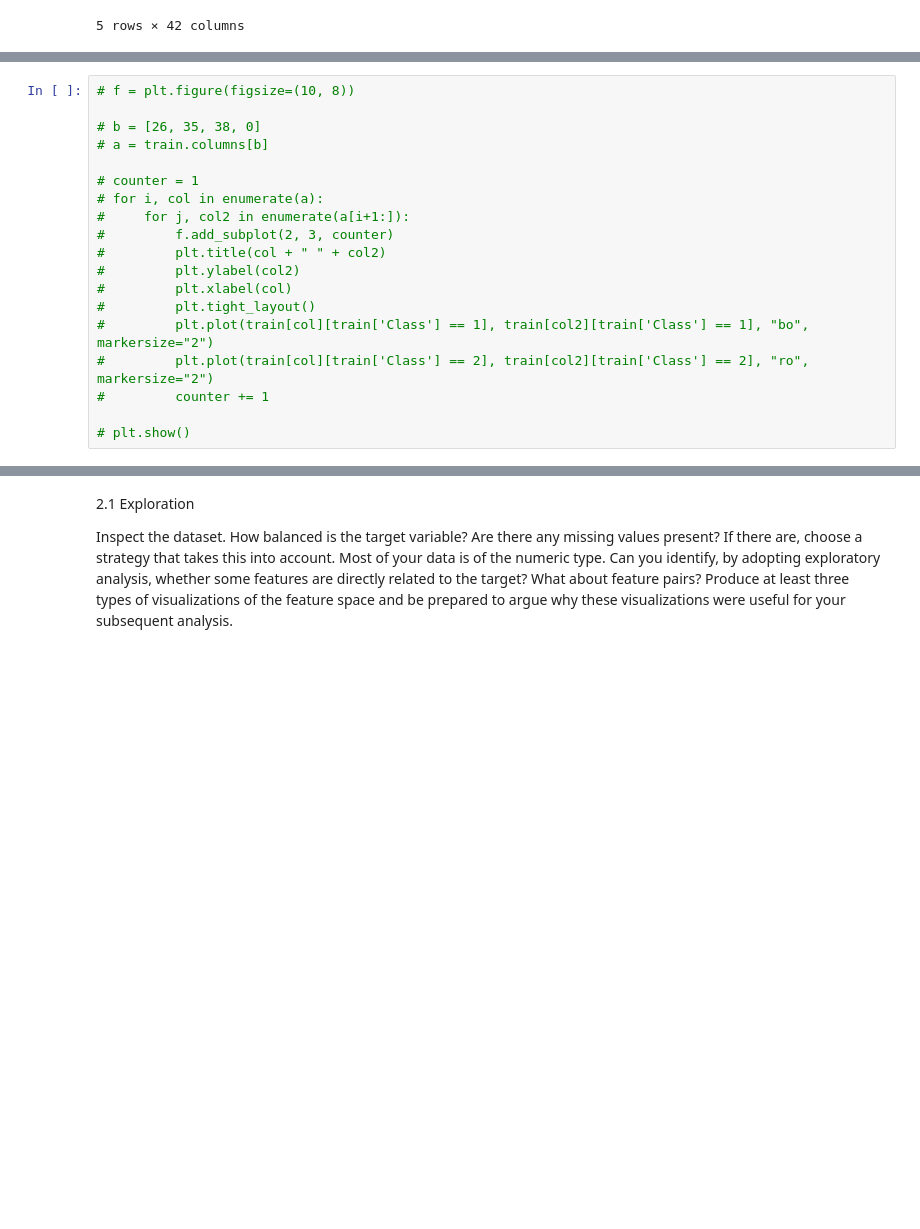
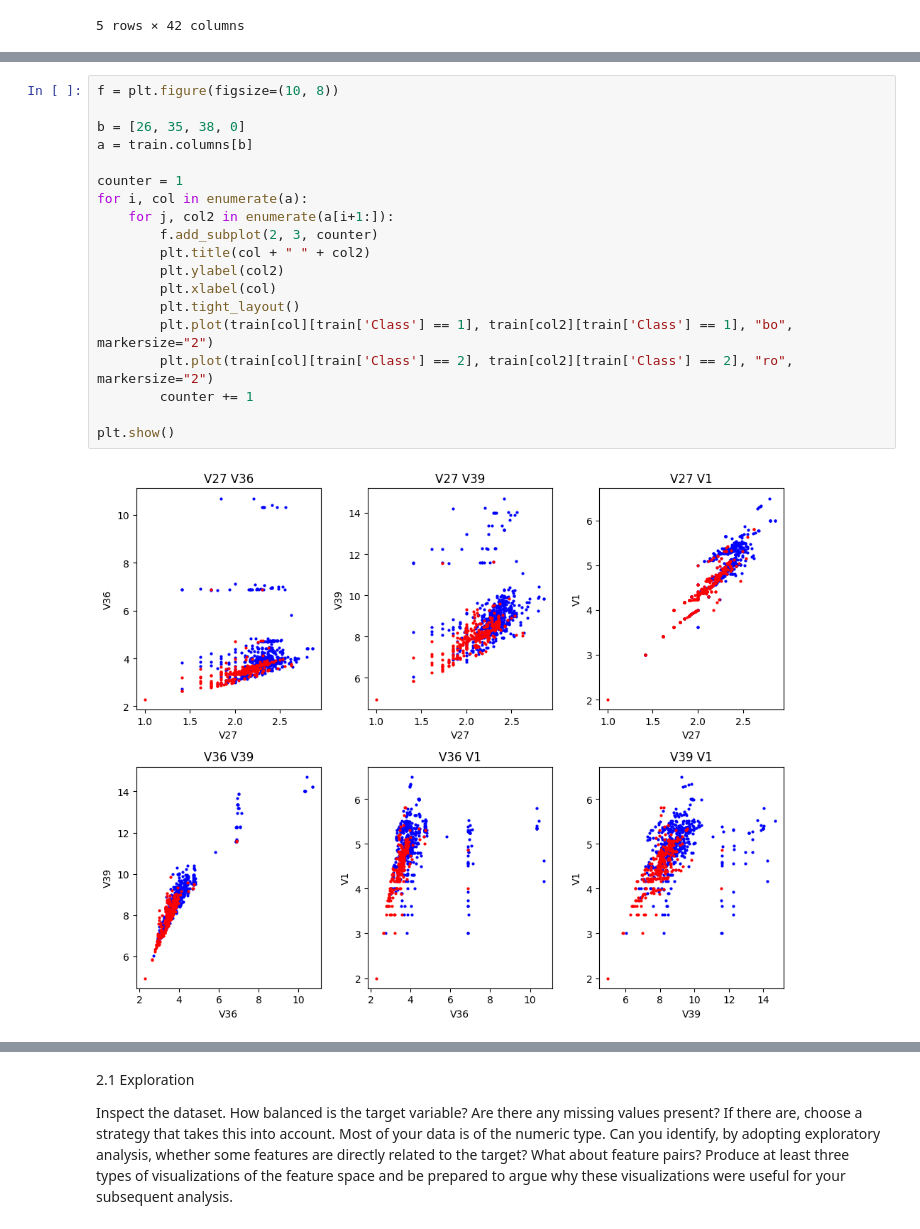
Before and after one commit to theBOSS121/ISSeminar2Biodegradability, a Jupyter notebook: biodegradability.ipynb, the cells around one changed output, grey strips where cells are left out. Saved outputs shown, nothing was run; the diff lists cells and outputs as text; blank space fills up the shorter version.

```diff
--- a/biodegradability.ipynb
+++ b/biodegradability.ipynb
@@ -50,20 +55,22 @@ train.head() # display a few samples
 # %%
-# f = plt.figure(figsize=(10, 8))
+f = plt.figure(figsize=(10, 8))
 
-# b = [26, 35, 38, 0]
-# a = train.columns[b]
+b = [26, 35, 38, 0]
+a = train.columns[b]
 
-# counter = 1
-# for i, col in enumerate(a):
-#     for j, col2 in enumerate(a[i+1:]):
-#         f.add_subplot(2, 3, counter)
-#         plt.title(col + " " + col2)
-#         plt.ylabel(col2)
-#         plt.xlabel(col)
-#         plt.tight_layout()
-#         plt.plot(train[col][train['Class'] == 1], train[col2][train['Class'] == 1], "bo", markersize="2")
-#         plt.plot(train[col][train['Class'] == 2], train[col2][train['Class'] == 2], "ro", markersize="2")
-#         counter += 1
+counter = 1
+for i, col in enumerate(a):
+    for j, col2 in enumerate(a[i+1:]):
+        f.add_subplot(2, 3, counter)
+        plt.title(col + " " + col2)
+        plt.ylabel(col2)
+        plt.xlabel(col)
+        plt.tight_layout()
+        plt.plot(train[col][train['Class'] == 1], train[col2][train['Class'] == 1], "bo", markersize="2")
+        plt.plot(train[col][train['Class'] == 2], train[col2][train['Class'] == 2], "ro", markersize="2")
+        counter += 1
 
-# plt.show()
+plt.show()
+# %% [output]
+[figure, added]
 # %%
```
Also changed, not shown: parts of 22 cells of this notebook, 3 other files.
